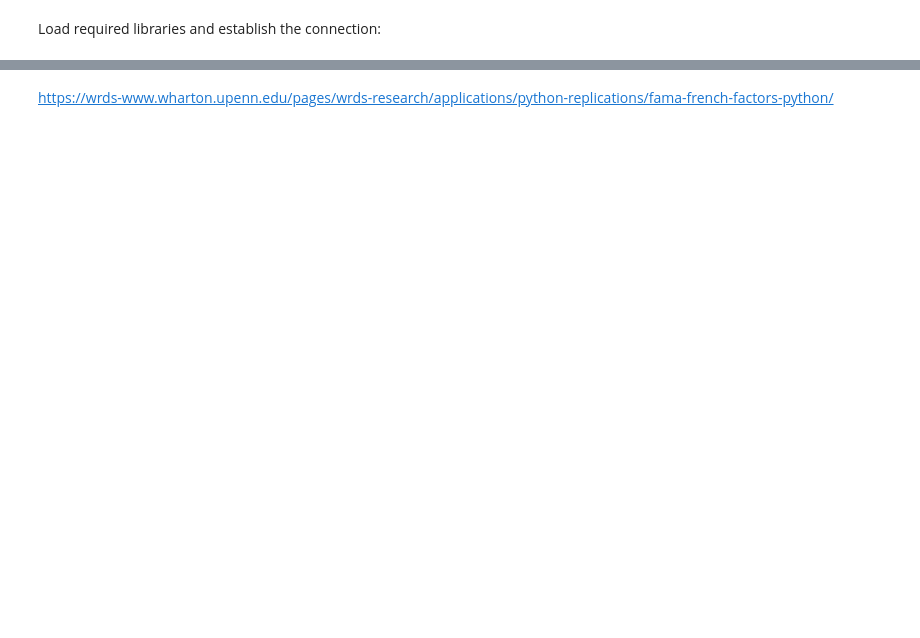
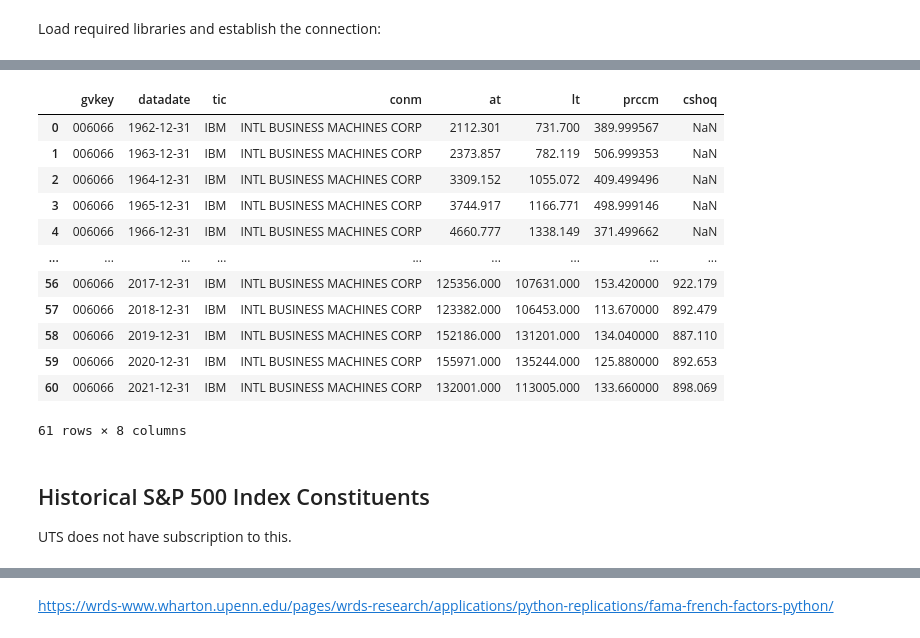
Before and after one commit to VitaliAlexeev/wrds, a Jupyter notebook: Data - WRDS.ipynb, the cells around one changed output, grey strips where cells are left out. Cells and saved outputs as stored; diff of their text form; code cells hidden in the pictures; blank space fills up the shorter version.

```diff
--- a/Data - WRDS.ipynb
+++ b/Data - WRDS.ipynb
@@ -72,3 +53,0 @@ comp
-# %%
-comp['year']=comp['datadate'].dt.year
-comp
@@ -89,7 +53,0 @@ comp
-# %%
-# create preferrerd stock
-comp['ps']=np.where(comp['pstkrv'].isnull(), comp['pstkl'], comp['pstkrv'])
-comp['ps']=np.where(comp['ps'].isnull(),comp['pstk'], comp['ps'])
-comp['ps']=np.where(comp['ps'].isnull(),0,comp['ps'])
-comp['txditc']=comp['txditc'].fillna(0)
-comp
@@ -110,5 +53,0 @@ comp
-# %%
-# create book equity
-comp['be']=comp['seq']+comp['txditc']-comp['ps']
-comp['be']=np.where(comp['be']>0, comp['be'], np.nan)
-comp
@@ -129,7 +53,0 @@ comp
-# %%
-# number of years in Compustat
-comp=comp.sort_values(by=['gvkey','datadate'])
-comp['count']=comp.groupby(['gvkey']).cumcount()
-
-comp=comp[['gvkey','datadate','year','be','count']]
-comp
@@ -186,0 +257,25 @@ crsp_m
+# %%
+db.raw_sql("""
+    SELECT a.gvkey, a.datadate, a.tic, a.conm, a.at, a.lt, b.prccm, b.cshoq
+    FROM comp.funda a
+    JOIN comp.secm b ON a.gvkey = b.gvkey AND a.datadate = b.datadate
+    WHERE a.tic = 'IBM' AND a.datafmt = 'STD' AND a.consol = 'C' AND a.indfmt = 'INDL'
+""")
+# %% [output]
+|  | gvkey | datadate | tic | conm | at | lt | prccm | cshoq |
+| 0 | 006066 | 1962-12-31 | IBM | INTL BUSINESS MACHINES CORP | 2112.301 | 731.700 | 389.999567 | NaN |
+| 1 | 006066 | 1963-12-31 | IBM | INTL BUSINESS MACHINES CORP | 2373.857 | 782.119 | 506.999353 | NaN |
+| 2 | 006066 | 1964-12-31 | IBM | INTL BUSINESS MACHINES CORP | 3309.152 | 1055.072 | 409.499496 | NaN |
+| 3 | 006066 | 1965-12-31 | IBM | INTL BUSINESS MACHINES CORP | 3744.917 | 1166.771 | 498.999146 | NaN |
+| 4 | 006066 | 1966-12-31 | IBM | INTL BUSINESS MACHINES CORP | 4660.777 | 1338.149 | 371.499662 | NaN |
+| ... | ... | ... | ... | ... | ... | ... | ... | ... |
+| 56 | 006066 | 2017-12-31 | IBM | INTL BUSINESS MACHINES CORP | 125356.000 | 107631.000 | 153.420000 | 922.179 |
+| 57 | 006066 | 2018-12-31 | IBM | INTL BUSINESS MACHINES CORP | 123382.000 | 106453.000 | 113.670000 | 892.479 |
+| 58 | 006066 | 2019-12-31 | IBM | INTL BUSINESS MACHINES CORP | 152186.000 | 131201.000 | 134.040000 | 887.110 |
+| 59 | 006066 | 2020-12-31 | IBM | INTL BUSINESS MACHINES CORP | 155971.000 | 135244.000 | 125.880000 | 892.653 |
+| 60 | 006066 | 2021-12-31 | IBM | INTL BUSINESS MACHINES CORP | 132001.000 | 113005.000 | 133.660000 | 898.069 |
+61 rows × 8 columns
+# %% [markdown]
+## Historical S&P 500 Index Constituents
+
+UTS does not have subscription to this.
```
Also changed, not shown: parts of 33 cells of this notebook.
